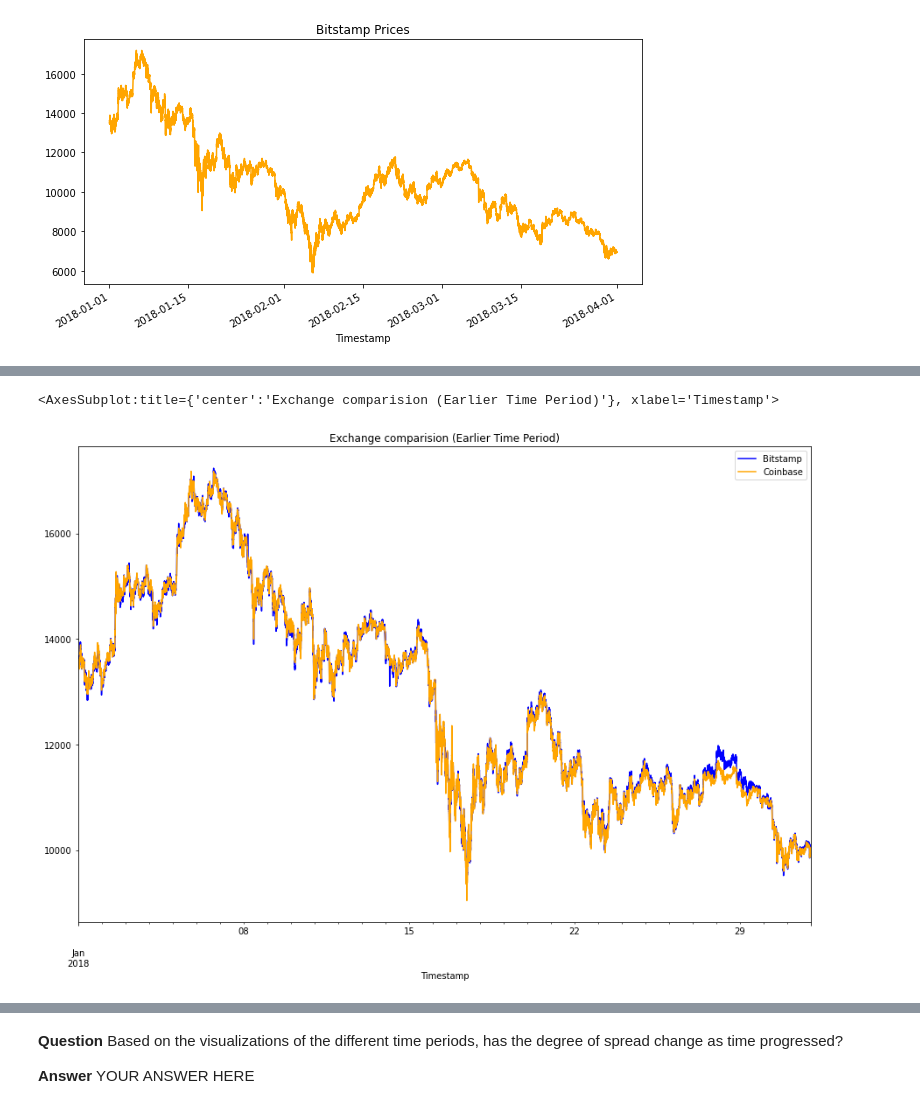
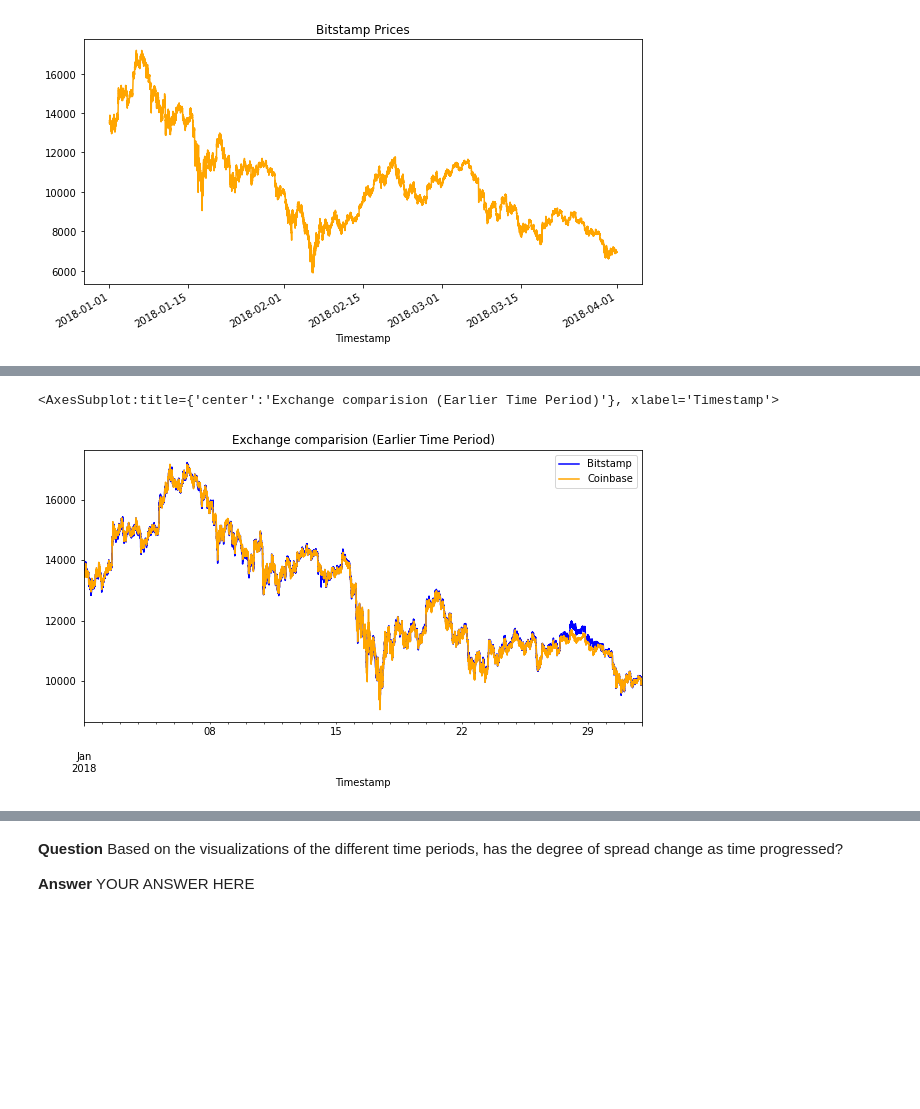
Before and after one commit to KausarHina/crypto_arbitrage, a Jupyter notebook: crypto_arbitrage.ipynb, the cells around one changed output, grey strips where cells are left out. Drawn from its saved outputs; the diff is of its cells as text; code cells hidden in the pictures; blank space fills up the shorter version.

```diff
--- a/crypto_arbitrage.ipynb
+++ b/crypto_arbitrage.ipynb
@@ -333,12 +333,12 @@ coinbase_sliced.plot(legend="true", figsize=(15,10), color="orange", label="Coin
 # %%
 # Using the loc and plot functions, create an overlay plot that visualizes
 # the price action of both DataFrames for a one month period early in the dataset
 # Be sure to include the parameters: legend, figure size, title, and color and label
-bitstamp_sliced.loc["2018-01-01":"2018-01-31"].plot(legend="true", figsize=(15,10), color="blue", title="Exchange comparision (Earlier Time Period)", label="Bitstamp")
-coinbase_sliced.loc["2018-01-01":"2018-01-31"].plot(legend="true", figsize=(15,10), color="orange", label="Coinbase")
+bitstamp_sliced.loc["2018-01-01":"2018-01-31"].plot(legend="true", figsize=(10,5), color="blue", title="Exchange comparision (Earlier Time Period)", label="Bitstamp")
+coinbase_sliced.loc["2018-01-01":"2018-01-31"].plot(legend="true", figsize=(10,5), color="orange", label="Coinbase")
 # %% [output]
 <AxesSubplot:title={'center':'Exchange comparision (Earlier Time Period)'}, xlabel='Timestamp'>
-[figure, old version]
+[figure, new version]
 # %%
 # Using the loc and plot functions, create an overlay plot that visualizes
 # the price action of both DataFrames for a one month period later in the dataset
```
Also changed, not shown: parts of 27 cells of this notebook.
